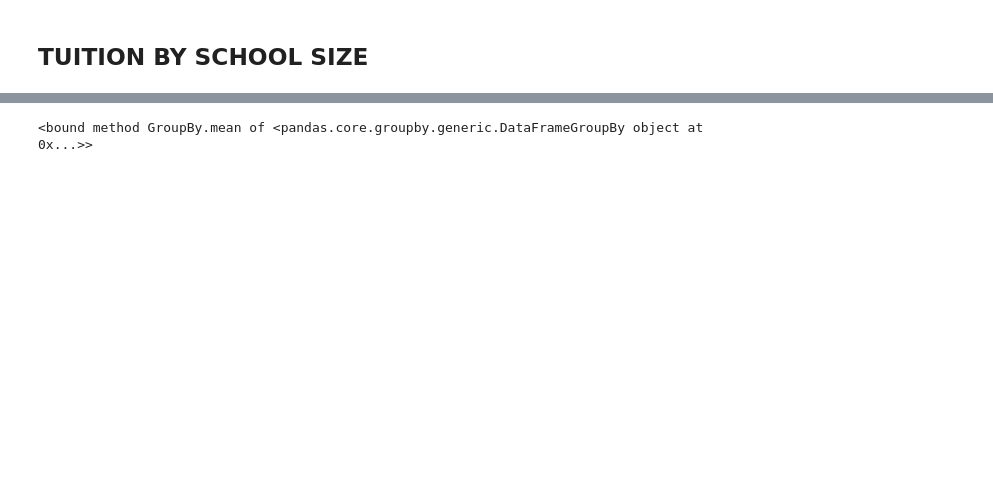
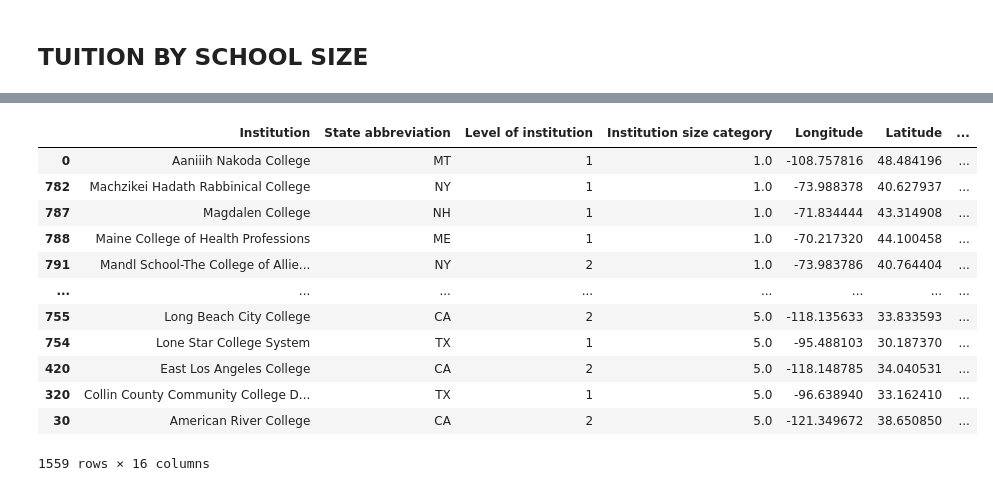
Before and after one commit to anthonybpino/Project-1-Undergrad-Student-Data, a Jupyter notebook: project1dlm.ipynb, the cells around one changed output, grey strips where cells are left out. Saved outputs shown, nothing was run; the diff lists cells and outputs as text; code cells hidden in the pictures; blank space fills up the shorter version.

```diff
--- a/project1dlm.ipynb
+++ b/project1dlm.ipynb
@@ -326,5 +449,7 @@ tuition_df
 # %% [markdown]
 ## TUITION BY SCHOOL SIZE
 # %%
-# Create a copy of copy_school_sum and save as s_b_s_size
-school_by_size = tuition_df.copy()
+ #Create a copy of copy_school_sum and save as s_b_s_size
+tuition_df["Institution size category"] = pd.to_numeric(edu_clean_df["Institution size category"], downcast="float")
+#school_by_size = tuition_df.copy()
+tuition_copy_df.dtypes
@@ -335,0 +473,29 @@ labels = ["Very Small (<1000)", "Small (1000-2999)", "Medium (3000-9999)", "Larg
+# %%
+tuition_df['School Size'] = None
+
+for index, row in tuition_df.iterrows():
+    if row["Institution size category"]==1:
+        tuition_df.loc[index,'School Size']="Very Small (<1,000)"
+    elif row["Institution size category"]==2:
+        tuition_df.loc[index,'School Size']="Small (1,000-2,999)"
+    elif row["Institution size category"]==3:
+        tuition_df.loc[index,'School Size']="Medium (3,000-9,999)"
+    else:
+        tuition_df.loc[index,'School Size']="Large (>=10,000)"
+
+schools_by_size = tuition_df.sort_values(by=['Institution size category'])
+schools_by_size
+# %% [output]
+|  | Institution | State abbreviation | Level of institution | Institution size category | Longitude | Latitude | ... |
+| 0 | Aaniiih Nakoda College | MT | 1 | 1.0 | -108.757816 | 48.484196 | ... |
+| 782 | Machzikei Hadath Rabbinical College | NY | 1 | 1.0 | -73.988378 | 40.627937 | ... |
+| 787 | Magdalen College | NH | 1 | 1.0 | -71.834444 | 43.314908 | ... |
+| 788 | Maine College of Health Professions | ME | 1 | 1.0 | -70.217320 | 44.100458 | ... |
+| 791 | Mandl School-The College of Allie... | NY | 2 | 1.0 | -73.983786 | 40.764404 | ... |
+| ... | ... | ... | ... | ... | ... | ... | ... |
+| 755 | Long Beach City College | CA | 2 | 5.0 | -118.135633 | 33.833593 | ... |
+| 754 | Lone Star College System | TX | 1 | 5.0 | -95.488103 | 30.187370 | ... |
+| 420 | East Los Angeles College | CA | 2 | 5.0 | -118.148785 | 34.040531 | ... |
+| 320 | Collin County Community College D... | TX | 1 | 5.0 | -96.638940 | 33.162410 | ... |
+| 30 | American River College | CA | 2 | 5.0 | -121.349672 | 38.650850 | ... |
+1559 rows × 16 columns
@@ -352,7 +520,3 @@ school_by_size = tuition_df.groupby(['Institution size category'])['Tuition 2021
                                                          'Tuition 2017',
                                                          'Tuition 2016'
                                                          ].mean
-# %%
-school_by_size
-# %% [output]
-<bound method GroupBy.mean of <pandas.core.groupby.generic.DataFrameGroupBy object at 0x...>>
```
Also changed, not shown: parts of 20 cells of this notebook.
